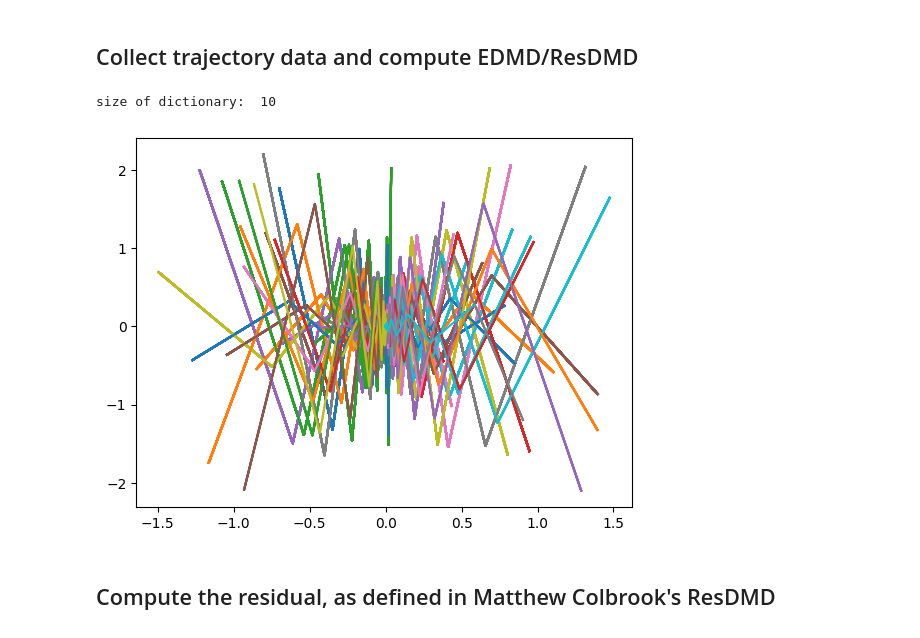
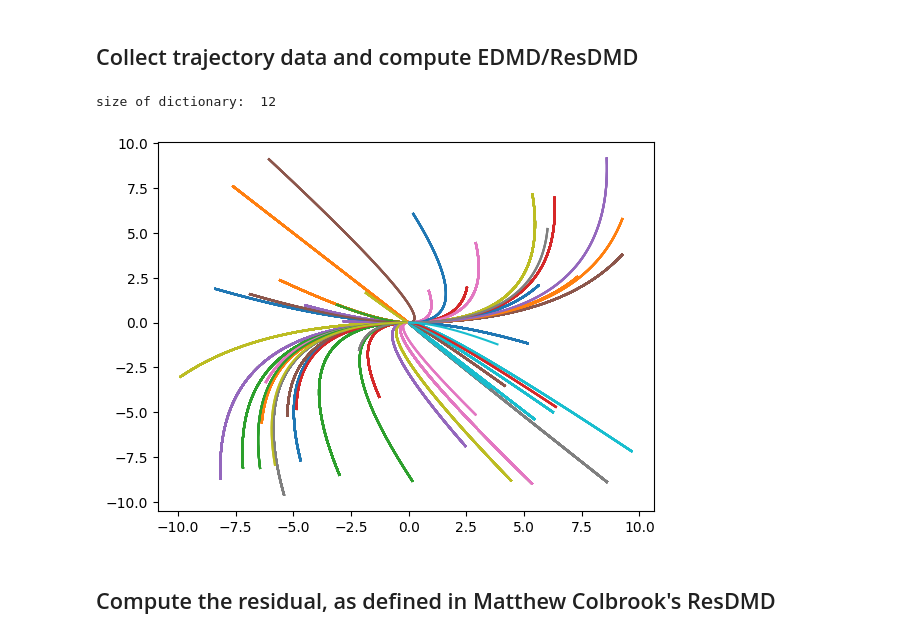
Before and after one commit to jmbosnich/ResDMDc, a Jupyter notebook: ResDMD_unforced.ipynb, the cells around one changed output. Drawn from its saved outputs; the diff is of its cells as text; code cells hidden in the pictures.

```diff
--- a/ResDMD_unforced.ipynb
+++ b/ResDMD_unforced.ipynb
@@ -10,7 +10,7 @@ class VanDerPol(object):
     """
     2D dynamics describing the van der pol osciallator
     """
-    def __init__(self, eps:float=1.0, dt:float=0.01):
+    def __init__(self, eps=1.0, dt=0.01):
         self.name = "VanDerPol"
         self.eps = eps
         self.dt = dt
@@ -42,7 +42,7 @@ class ContinuousLinearSystem(object):
     """
     2D diagonal, stable linear dynamics (easy easy easy)
     """
-    def __init__(self, dt:float=0.01):
+    def __init__(self, dt=0.01):
         self.name = "LinearSystem"
         self.dt = dt
         self.dfdx = jacobian(self.dynamics, argnum=0)
@@ -51,7 +51,7 @@ class ContinuousLinearSystem(object):
         self.evals = [np.exp(-1*dt), np.exp(-2*dt)]  # eigenvalues of the discretized system
 
     def reset(self):
-        self.state = np.random.uniform(-15., 15., size=(self.num_states,))
+        self.state = np.random.uniform(-10., 10., size=(self.num_states,))
         return self.state.copy()
 
     def dynamics(self, x):
@@ -82,7 +82,7 @@ class DiscreteLinearSystem(object):
         self.evals = [0.5, -0.75]
 
     def reset(self):
-        self.state = np.random.uniform(-3., 3., size=(self.num_states,))
+        self.state = np.random.uniform(-5., 5., size=(self.num_states,))
         return self.state.copy()
 
     def dynamics(self, x):
@@ -101,7 +101,7 @@ class DiscreteLinearSystem(object):
 # %% [markdown]
 ## Choose model
 # %%
-model = DiscreteLinearSystem()
+model = VanDerPol()
 # %% [markdown]
 ## Define dictionaries of observables
 # %%
@@ -188,7 +188,7 @@ class Observables(object):
         # note: here I use lambda functions and store them in a list
         polys = []
         for n in range(self.order):
-            polys[n] = lambda a, n=n: a**(n+1)
+            polys.append(lambda a, n=n: a**(n+1))
 
         # evaluate polynomials at current data point
         lift = np.zeros(2*self.order)
@@ -264,48 +264,48 @@ $$H_n(x) = (-1)^n \cdot exp\left({\frac{x^2}{2}}\right) \cdot \frac{d^n}{dx^n} e
 # %%
 np.random.seed(420) # set the seed for reproducibility
 num_trials = 50 # number of resets
-tf = 3
+tf = 5
 horizon = int(tf/model.dt) # how long we simulate the system for
 M = num_trials * horizon # M sized data
 
 traj = np.zeros([2, horizon, num_trials])
 
 ### Choose basis functions ###
-obs_choice = 2  # if handmade basis is used
-order = 5  # if (hermitian) polynomials are used
-cross_terms = False
+obs_choice = 4  # if handmade basis is used
+order = 4  # if (hermitian) polynomials are used
+cross_terms = True
 
 obs = Observables(obs_choice, order, cross_terms)
-z = obs.hermite # choose which basis functions you want to use
+z = obs.poly # choose which basis functions you want to use
 
 num_obs = len(z(model.reset()))
 print("size of dictionary: ", num_obs)
 
 # EDMD matrices
 A = np.zeros((num_obs, num_obs))
 G = np.zeros((num_obs, num_obs))
 L = np.zeros((num_obs, num_obs))
 
 for k in range(num_trials):
     xt = model.reset()
     for t in range(horizon):
         xt_new = model.step()
         traj[:, t, k] = xt_new
 
         A += np.outer(z(xt_new), z(xt))
         G += np.outer(z(xt), z(xt))
         L += np.outer(z(xt_new), z(xt_new))
 
     plt.plot(traj[0], traj[1]) # plot trajectories used for
 A /= M
 G /= M
 L /= M
 
 koopman = np.dot(A, np.linalg.pinv(G))
 cont_koopman = logm(koopman)/model.dt
 # %% [output]
-size of dictionary:  10
+size of dictionary:  12
-[figure, old version]
+[figure, new version]
 # %% [markdown]
 ## Compute the residual, as defined in Matthew Colbrook's ResDMD
 # %%
```
Also changed, not shown: parts of 1 cell of this notebook, 1 other file.
